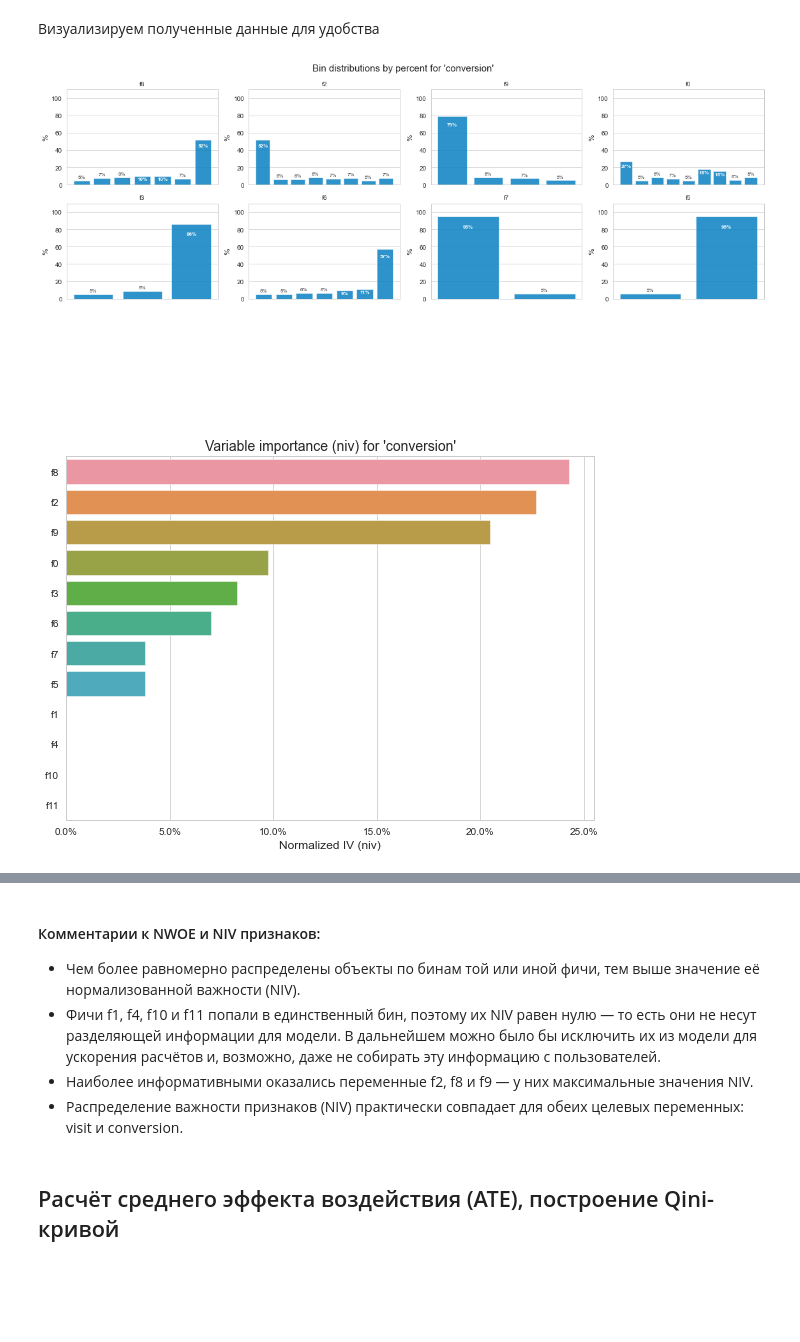
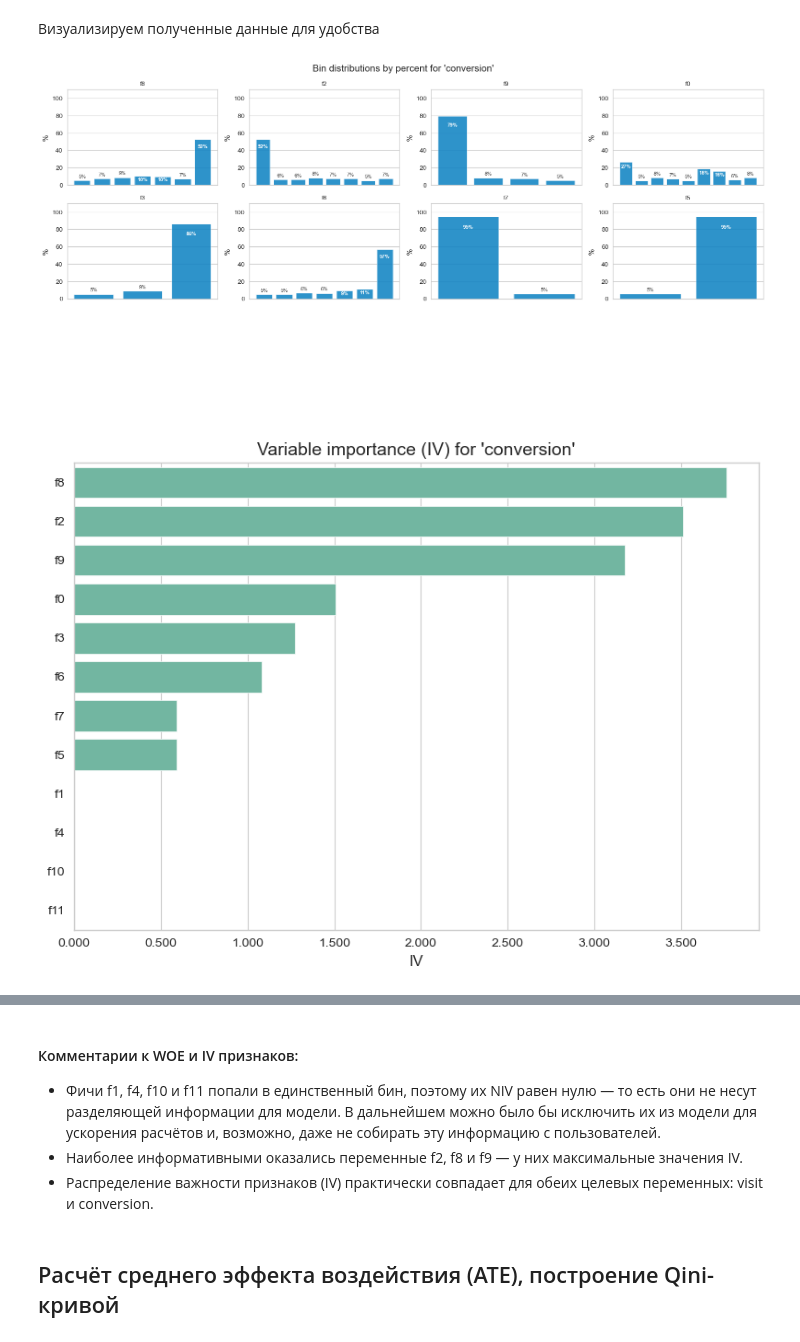
Before and after one commit to eroshkin-spb/test-task-Eroshkin, a Jupyter notebook: 1/Task1.ipynb, the cells around one changed output, grey strips where cells are left out. Saved outputs shown, nothing was run; the diff lists cells and outputs as text; code cells hidden in the pictures; blank space fills up the shorter version.

```diff
--- a/1/Task1.ipynb
+++ b/1/Task1.ipynb
@@ -267,11 +270,11 @@ plt.show()          # Отображаем результат
 # %%
-features = df_features.columns.tolist() # Получаем названия фичей
-targets = df_targets.columns.tolist()     # Получаем названия таргетов
+features = df_features.columns.tolist()  # Получаем названия фичей
+targets = df_targets.columns.tolist()    # Получаем названия таргетов
 
 woe_tables = {}
 iv_tables = {}
 
-def is_interval(bin_label):  #Проверяет, является ли ярлык бина интервальным, например \'[x, y)\'.
+def is_interval(bin_label):  # Проверяет, является ли ярлык бина интервальным, например '[x, y)'.
     s = str(bin_label)
     return (('[' in s or '(' in s) and (']' in s or ')' in s)) and s not in {'(-inf, inf)'}
 
@@ -299,26 +302,20 @@ for target in targets:
             })
     woe_df = pd.DataFrame(records)
 
-    # Стандартизированное WoE (nwoe)
-    woe_df['nwoe'] = woe_df.groupby('feature')['woe'].transform(
-        lambda x: x / x.std() if x.std() > 0 else 0
-    )
     # Суммарное IV по фиче
     iv_agg = woe_df.groupby('feature')['iv'].sum().reset_index()
 
     # Для feature, которых нет в records, заполним IV нулями
     iv_agg_full = pd.DataFrame({'feature': features}).merge(iv_agg, on='feature', how='left')
     iv_agg_full['iv'] = iv_agg_full['iv'].fillna(0.0)
-    total_iv = iv_agg_full['iv'].sum()
-    iv_agg_full['niv'] = iv_agg_full['iv'] / total_iv if total_iv > 0 else 0
 
     woe_tables[target] = woe_df
     iv_tables[target] = iv_agg_full
 
-# Вывод для каждого таргета nwoe и niv
+# Вывод для каждого таргета только WoE и IV
 for target in targets:
     print(f'\n=== WoE for "{target}"')
-    print(woe_tables[target][['feature', 'bin', 'count', 'woe', 'nwoe', 'iv']].head(10))
+    print(woe_tables[target][['feature', 'bin', 'count', 'woe', 'iv']].head(10))
     print(f'\n=== IV for "{target}" ===')
     print(iv_tables[target].sort_values('iv', ascending=False))
 # %% [output]
@@ -384,41 +381,39 @@ def plot_bin_histograms_percent(woe_df, features, n_cols=4, n_bins_show=12, titl
                 ax.text(i, val + 2, f"{val:.0f}%", ha="center", va="bottom", color="#333", fontsize=8)
     plt.tight_layout()
     if title:
         plt.suptitle(title, y=1.03, fontsize=15)
     plt.show()
 
 def plot_var_importance(iv_agg_full, top_n=12, title=None):
-
-    data = iv_agg_full.sort_values("niv", ascending=False).head(top_n)
+    data = iv_agg_full.sort_values("iv", ascending=False).head(top_n)
     plt.figure(figsize=(8, max(2, 0.5 * top_n)))
-    sns.barplot(y="feature", x="niv", data=data)
-    plt.xlabel("Normalized IV (niv)", fontsize=12)
+    sns.barplot(y="feature", x="iv", data=data)
+    plt.xlabel("IV", fontsize=12)
     plt.ylabel("")
     plt.title(title or "Variable importance", fontsize=14)
 
-    # Форматируем ось X как проценты
-    plt.gca().xaxis.set_major_formatter(plt.FuncFormatter(lambda x, _: f"{100 * x:.1f}%"))
+    # Форматируем ось X как обычное число
+    plt.gca().xaxis.set_major_formatter(plt.FuncFormatter(lambda x, _: f"{x:.3f}"))
 
     plt.tight_layout()
     plt.show()
 
 for target in targets:
-    # Сортируем фичи по значению niv
-    features_sorted = iv_tables[target].sort_values("niv", ascending=False)["feature"].tolist()
+    features_sorted = iv_tables[target].sort_values("iv", ascending=False)["feature"].tolist()
 
     plot_bin_histograms_percent(
         woe_tables[target],
         features_sorted,
         n_cols=4,
         title=f"Bin distributions by percent for '{target}'"
     )
 
     plot_var_importance(
         iv_tables[target],
         top_n=12,
-        title=f"Variable importance (niv) for '{target}'"
+        title=f"Variable importance (IV) for '{target}'"
     )
 # %% [output]
 [figure]
-[figure, old version]
+[figure, new version]
 [figure]
@@ -426,10 +421,8 @@ for target in targets:
 # %% [markdown]
-#### Комментарии к NWOE и NIV признаков:
-
-- Чем более равномерно распределены объекты по бинам той или иной фичи, тем выше значение её нормализованной важности (NIV).
+#### Комментарии к WOE и IV признаков:
 - Фичи f1, f4, f10 и f11 попали в единственный бин, поэтому их NIV равен нулю — то есть они не несут разделяющей информации для модели. В дальнейшем можно было бы исключить их из модели для ускорения расчётов и, возможно, даже не собирать эту информацию с пользователей.
-- Наиболее информативными оказались переменные f2, f8 и f9 — у них максимальные значения NIV.
-- Распределение важности признаков (NIV) практически совпадает для обеих целевых переменных: visit и conversion.
+- Наиболее информативными оказались переменные f2, f8 и f9 — у них максимальные значения IV.
+- Распределение важности признаков (IV) практически совпадает для обеих целевых переменных: visit и conversion.
 # %% [markdown]
 ## Расчёт среднего эффекта воздействия (ATE), построение Qini-кривой
 # %%
```
Also changed, not shown: parts of 17 cells of this notebook.
